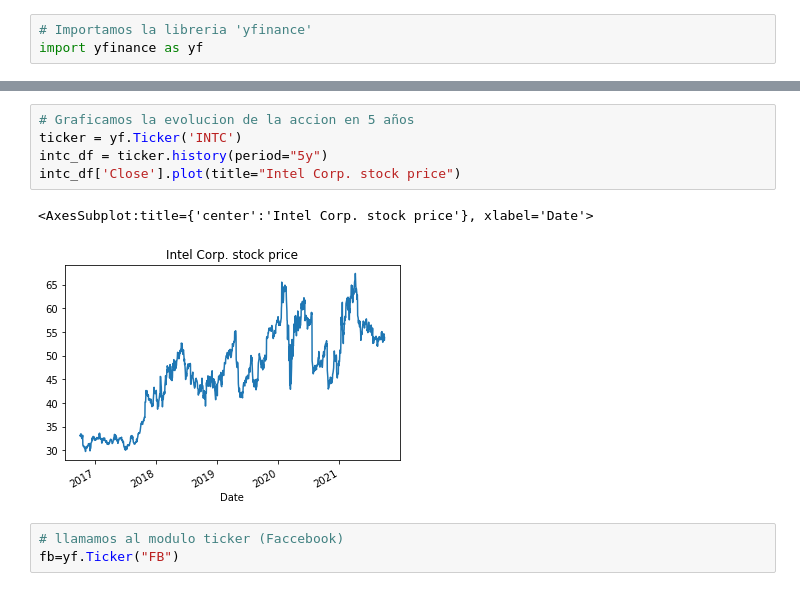
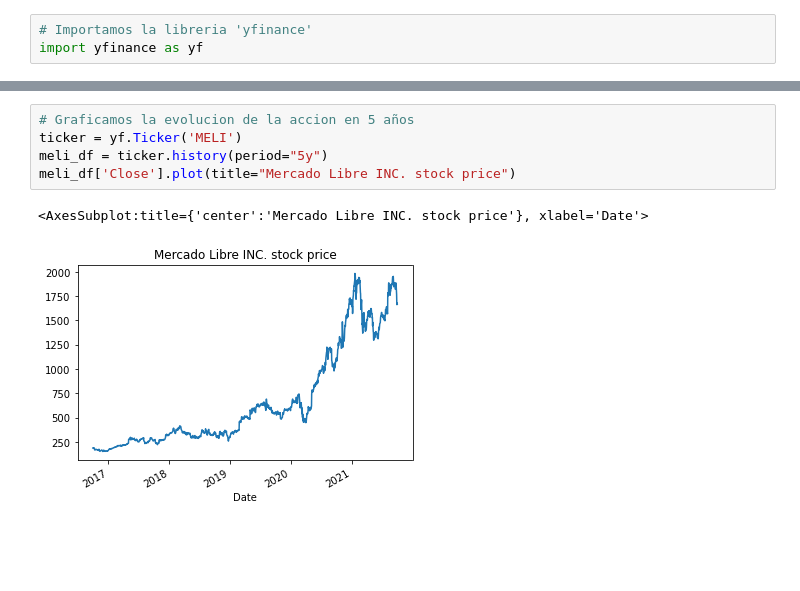
Before and after one commit to pptscdia2021/pp12021g9_a1-g_9_ell, a Jupyter notebook: yahoo_finance.ipynb, the cells around one changed output, grey strips where cells are left out. Cells and saved outputs as stored; diff of their text form; blank space fills up the shorter version.

```diff
--- a/yahoo_finance.ipynb
+++ b/yahoo_finance.ipynb
@@ -52,11 +60,8 @@ Date
 # %%
 # Graficamos la evolucion de la accion en 5 años
-ticker = yf.Ticker('INTC')
-intc_df = ticker.history(period="5y")
-intc_df['Close'].plot(title="Intel Corp. stock price")
+ticker = yf.Ticker('MELI')
+meli_df = ticker.history(period="5y")
+meli_df['Close'].plot(title="Mercado Libre INC. stock price")
 # %% [output]
-<AxesSubplot:title={'center':'Intel Corp. stock price'}, xlabel='Date'>
+<AxesSubplot:title={'center':'Mercado Libre INC. stock price'}, xlabel='Date'>
-[figure, old version]
+[figure, new version]
-# %%
-# llamamos al modulo ticker (Faccebook)
-fb=yf.Ticker("FB")
```
Also changed, not shown: parts of 10 cells of this notebook.
